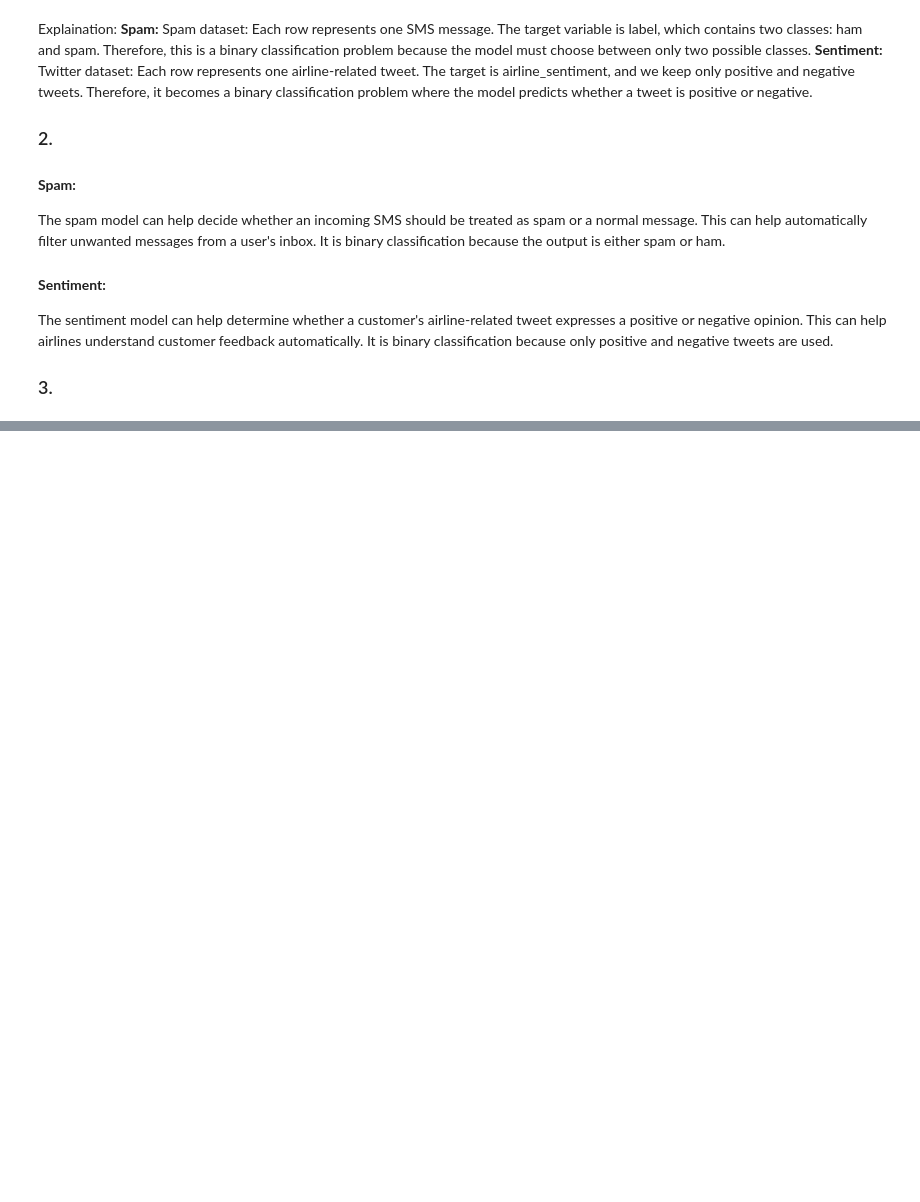
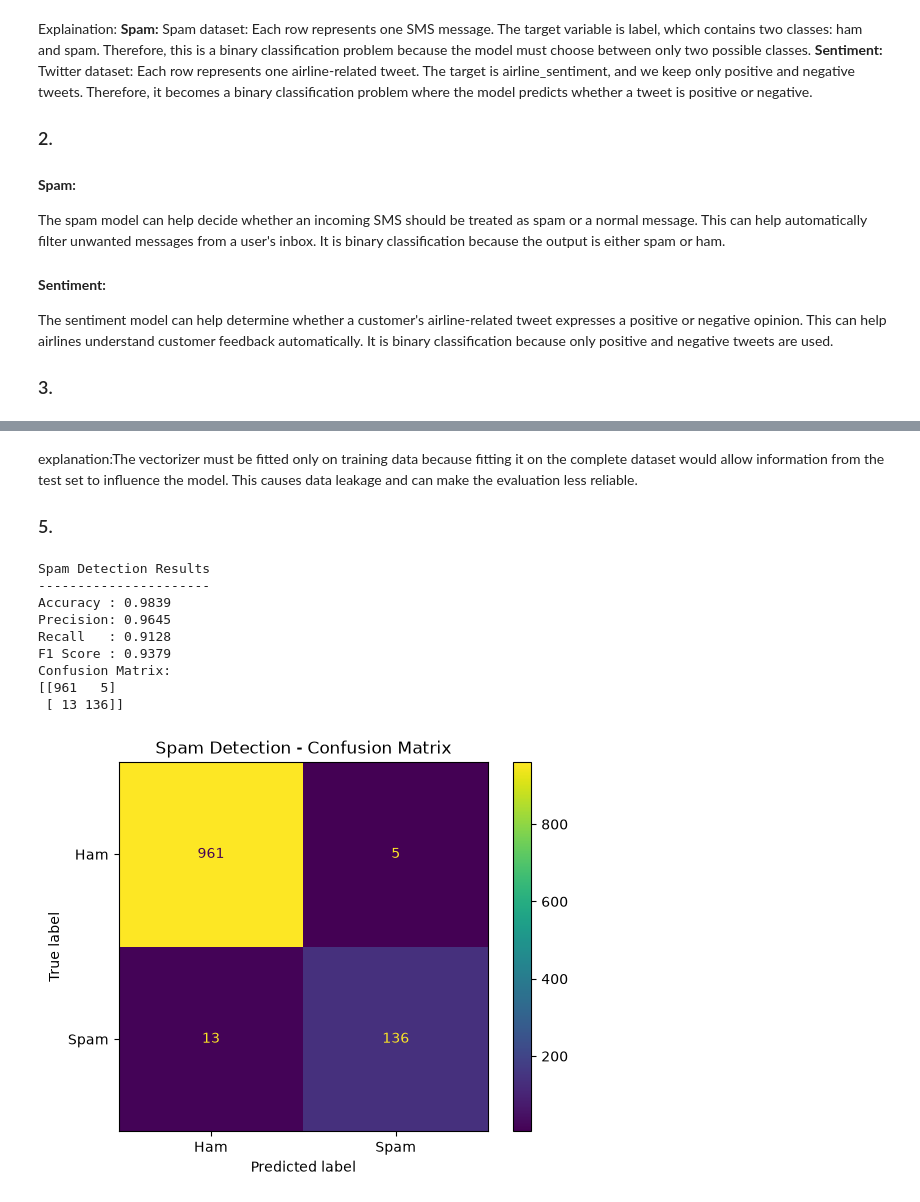
Before and after one commit to abdulqudoos181005/ML_leaning_journey, a Jupyter notebook: week-7/lab-7_abdul-qudoos.ipynb, the cells around one changed output, grey strips where cells are left out. Drawn from its saved outputs; the diff is of its cells as text; code cells hidden in the pictures; blank space fills up the shorter version.

```diff
--- a/week-7/lab-7_abdul-qudoos.ipynb
+++ b/week-7/lab-7_abdul-qudoos.ipynb
@@ -120,0 +188,51 @@ print(spam_df.head())
+# %% [markdown]
+explanation:The vectorizer must be fitted only on training data because fitting it on the complete dataset would allow information from the test set to influence the model. This causes data leakage and can make the evaluation less reliable.
+
+### 5.
+# %%
+# Create model
+spam_model = MultinomialNB()
+
+# Train
+spam_model.fit(X_train_spam_vec, y_train_spam)
+
+# Predict
+spam_predictions = spam_model.predict(X_test_spam_vec)
+
+# Metrics
+spam_accuracy = accuracy_score(y_test_spam, spam_predictions)
+spam_precision = precision_score(y_test_spam, spam_predictions)
+spam_recall = recall_score(y_test_spam, spam_predictions)
+spam_f1 = f1_score(y_test_spam, spam_predictions)
+
+print("Spam Detection Results")
+print("----------------------")
+print("Accuracy :", round(spam_accuracy, 4))
+print("Precision:", round(spam_precision, 4))
+print("Recall   :", round(spam_recall, 4))
+print("F1 Score :", round(spam_f1, 4))
+
+cm_spam = confusion_matrix(y_test_spam, spam_predictions)
+
+print("Confusion Matrix:")
+print(cm_spam)
+
+disp = ConfusionMatrixDisplay(
+    confusion_matrix=cm_spam,
+    display_labels=["Ham", "Spam"]
+)
+
+disp.plot()
+plt.title("Spam Detection - Confusion Matrix")
+plt.show()
+# %% [output]
+Spam Detection Results
+----------------------
+Accuracy : 0.9839
+Precision: 0.9645
+Recall   : 0.9128
+F1 Score : 0.9379
+Confusion Matrix:
+[[961   5]
+ [ 13 136]]
+[figure, added]
```
Also changed, not shown: parts of 7 cells of this notebook.
